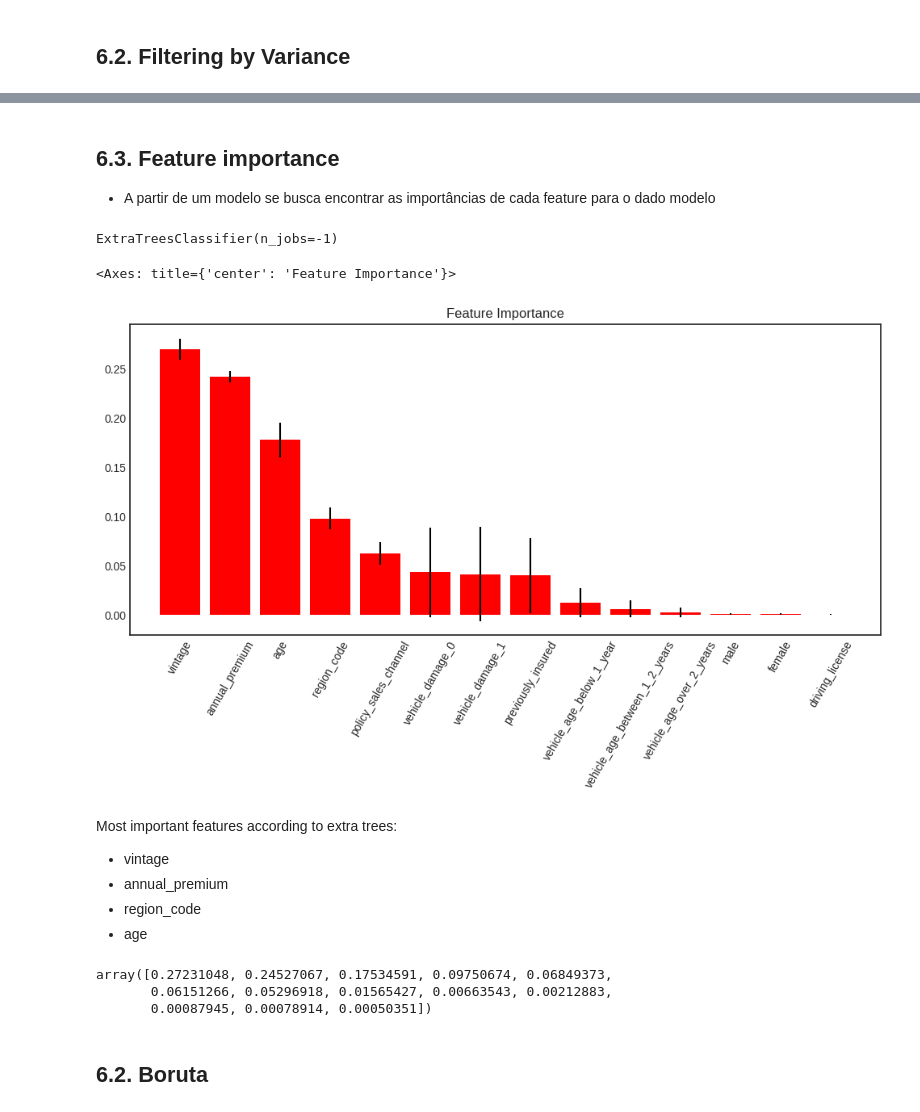
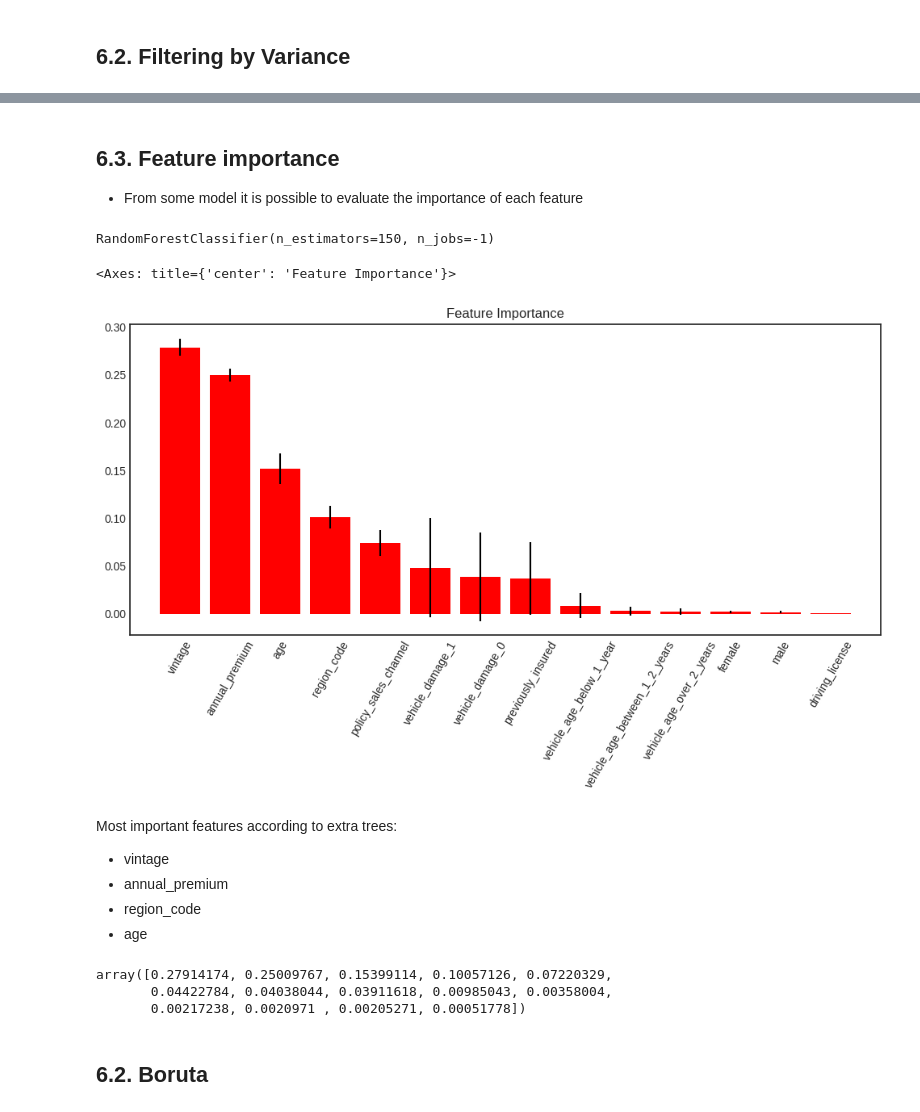
Before and after one commit to ezequielpf/health_insurance_cross_sell, a Jupyter notebook: notebooks/1.0.epf_health_insurance_cross_sell.ipynb, the cells around one changed output, grey strips where cells are left out. Cells and saved outputs as stored; diff of their text form; code cells hidden in the pictures.

```diff
--- a/notebooks/1.0.epf_health_insurance_cross_sell.ipynb
+++ b/notebooks/1.0.epf_health_insurance_cross_sell.ipynb
@@ -830,7 +835,7 @@ dtype: float64
-# %% [markdown]
-## 6.3. Feature importance
-
-- A partir de um modelo se busca encontrar as importâncias de cada feature para o dado modelo
+# %% [markdown]
+## 6.3. Feature importance
+
+- From some model it is possible to evaluate the importance of each feature
 # %%
 # Separando a variável target
 
@@ -846,15 +851,15 @@ save_interim(X_val, 'X_val.csv')
 save_interim(y_val, 'y_val.csv')
 # %%
 # Treino do modelo
-extree_model = ExtraTreesClassifier(n_jobs=-1)
-extree_model.fit(X_train.drop('id', axis=1), y_train.values.ravel())
+rf_model = RandomForestClassifier(n_estimators=150, n_jobs=-1)
+rf_model.fit(X_train.drop('id', axis=1), y_train.values.ravel())
 # %% [output]
-ExtraTreesClassifier(n_jobs=-1)
+RandomForestClassifier(n_estimators=150, n_jobs=-1)
 # %%
-skplt.estimators.plot_feature_importances(extree_model, feature_names=X_train.drop('id', axis=1).columns, figsize=(12,5), x_tick_rotation=60)
+skplt.estimators.plot_feature_importances(rf_model, feature_names=X_train.drop('id', axis=1).columns, figsize=(12,5), x_tick_rotation=60)
 # %% [output]
 <Axes: title={'center': 'Feature Importance'}>
-[figure, old version]
+[figure, new version]
 # %% [markdown]
 Most important features according to extra trees:
 - vintage
@@ -862,11 +867,11 @@ Most important features according to extra trees:
 - region_code
 - age
 # %%
-np.sort(extree_model.feature_importances_)[::-1]
+np.sort(rf_model.feature_importances_)[::-1]
 # %% [output]
-array([0.27231048, 0.24527067, 0.17534591, 0.09750674, 0.06849373,
-       0.06151266, 0.05296918, 0.01565427, 0.00663543, 0.00212883,
-       0.00087945, 0.00078914, 0.00050351])
+array([0.27914174, 0.25009767, 0.15399114, 0.10057126, 0.07220329,
+       0.04422784, 0.04038044, 0.03911618, 0.00985043, 0.00358004,
+       0.00217238, 0.0020971 , 0.00205271, 0.00051778])
 # %% [markdown]
 ## 6.2. Boruta
 # %%
```
Also changed, not shown: parts of 100 cells of this notebook.
